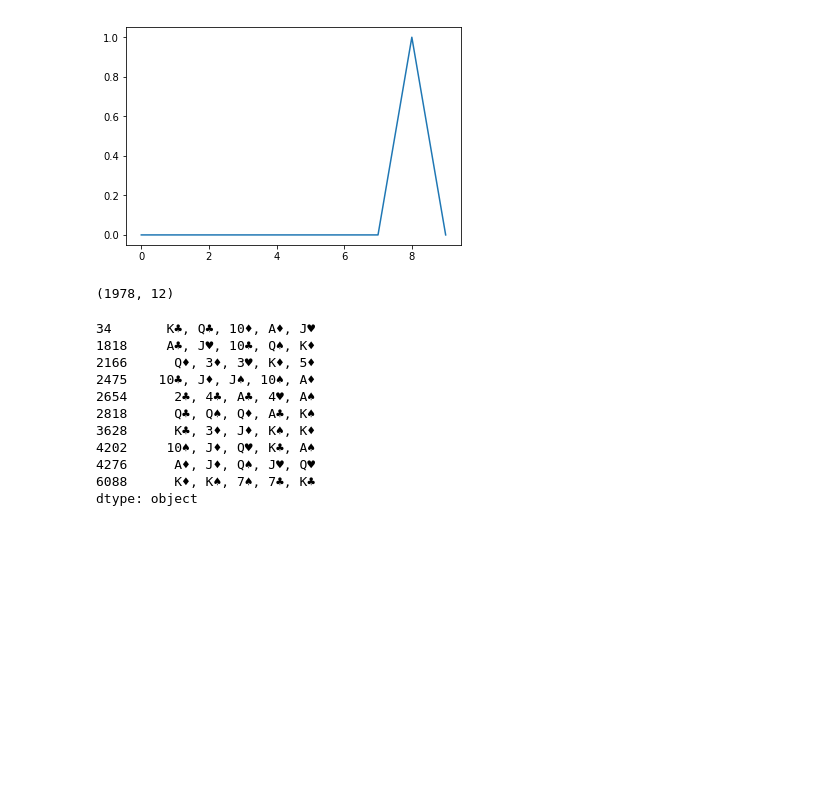
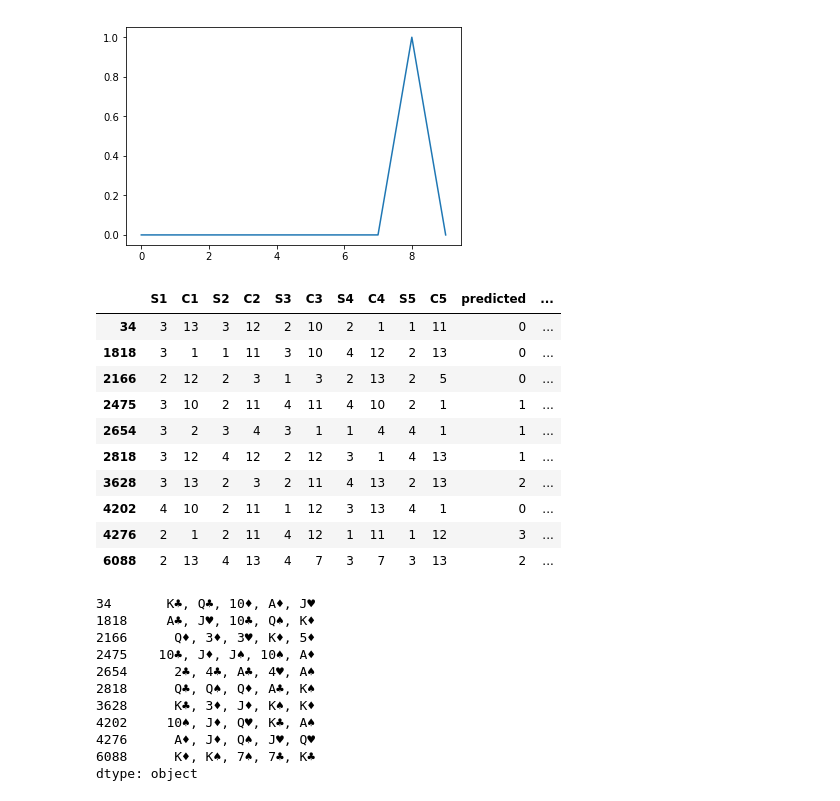
Before and after one commit to iPhaeton/kaggle-poker, a Jupyter notebook: Index_hotencode_shuffle.ipynb, the cells around one changed output. Saved outputs shown, nothing was run; the diff lists cells and outputs as text; code cells hidden in the pictures; blank space fills up the shorter version.

```diff
--- a/Index_hotencode_shuffle.ipynb
+++ b/Index_hotencode_shuffle.ipynb
@@ -358,13 +358,23 @@ plt.plot(prediction[0])
 # %%
 test_data_sample_predicted_10 = model.predict(np.array(test_data_sample_encoded))
 test_data_sample_predicted = np.array(list(map(np.argmax, test_data_sample_predicted_10)))
 test_data_sample_labels = y_test
 df = pd.DataFrame({'predicted': test_data_sample_predicted, 'real': test_data_sample_labels})
 df = pd.concat([test_sample, df], axis=1)
 wrong_answers = df[df['predicted'] != df['real']]
-wrong_answers.shape
+wrong_answers[0:10]
 # %% [output]
-(1978, 12)
+|  | S1 | C1 | S2 | C2 | S3 | C3 | S4 | C4 | S5 | C5 | predicted | ... |
+| 34 | 3 | 13 | 3 | 12 | 2 | 10 | 2 | 1 | 1 | 11 | 0 | ... |
+| 1818 | 3 | 1 | 1 | 11 | 3 | 10 | 4 | 12 | 2 | 13 | 0 | ... |
+| 2166 | 2 | 12 | 2 | 3 | 1 | 3 | 2 | 13 | 2 | 5 | 0 | ... |
+| 2475 | 3 | 10 | 2 | 11 | 4 | 11 | 4 | 10 | 2 | 1 | 1 | ... |
+| 2654 | 3 | 2 | 3 | 4 | 3 | 1 | 1 | 4 | 4 | 1 | 1 | ... |
+| 2818 | 3 | 12 | 4 | 12 | 2 | 12 | 3 | 1 | 4 | 13 | 1 | ... |
+| 3628 | 3 | 13 | 2 | 3 | 2 | 11 | 4 | 13 | 2 | 13 | 2 | ... |
+| 4202 | 4 | 10 | 2 | 11 | 1 | 12 | 3 | 13 | 4 | 1 | 0 | ... |
+| 4276 | 2 | 1 | 2 | 11 | 4 | 12 | 1 | 11 | 1 | 12 | 3 | ... |
+| 6088 | 2 | 13 | 4 | 13 | 4 | 7 | 3 | 7 | 3 | 13 | 2 | ... |
 # %%
 wrong_answers[0:10].drop(['predicted', 'real'], axis=1).apply(lambda h: hand_encode(np.array(h)), axis=1)
 # %% [output]
```
Also changed, not shown: 5 other files.
